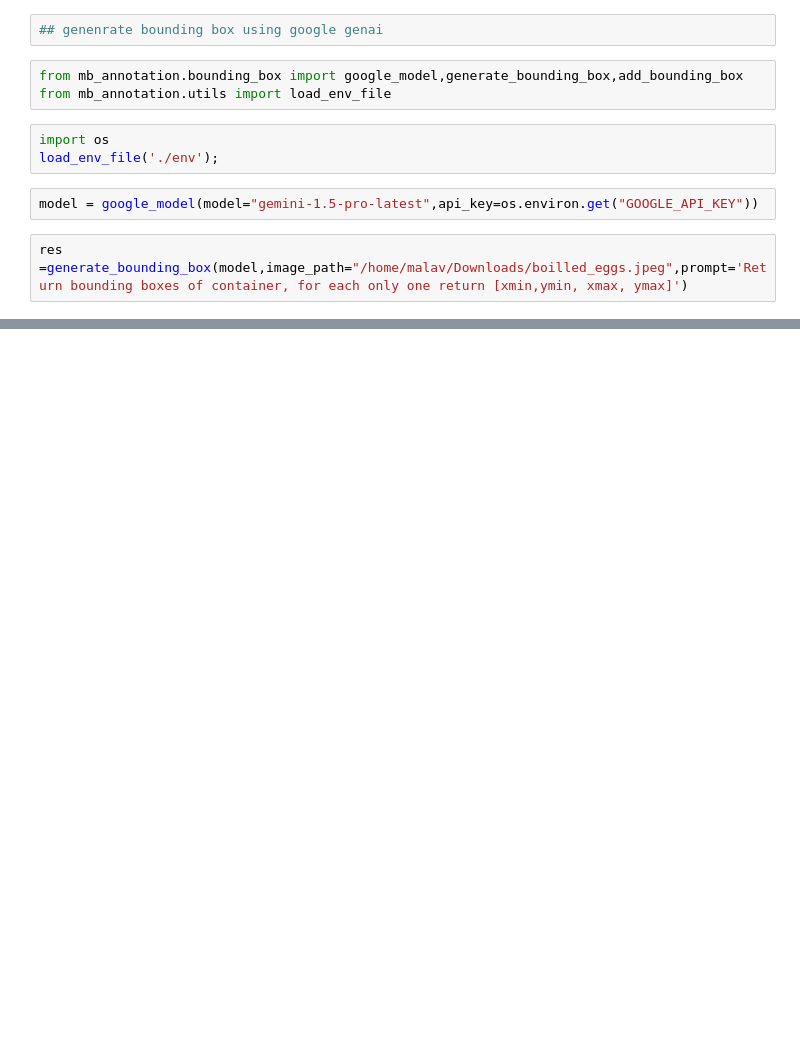
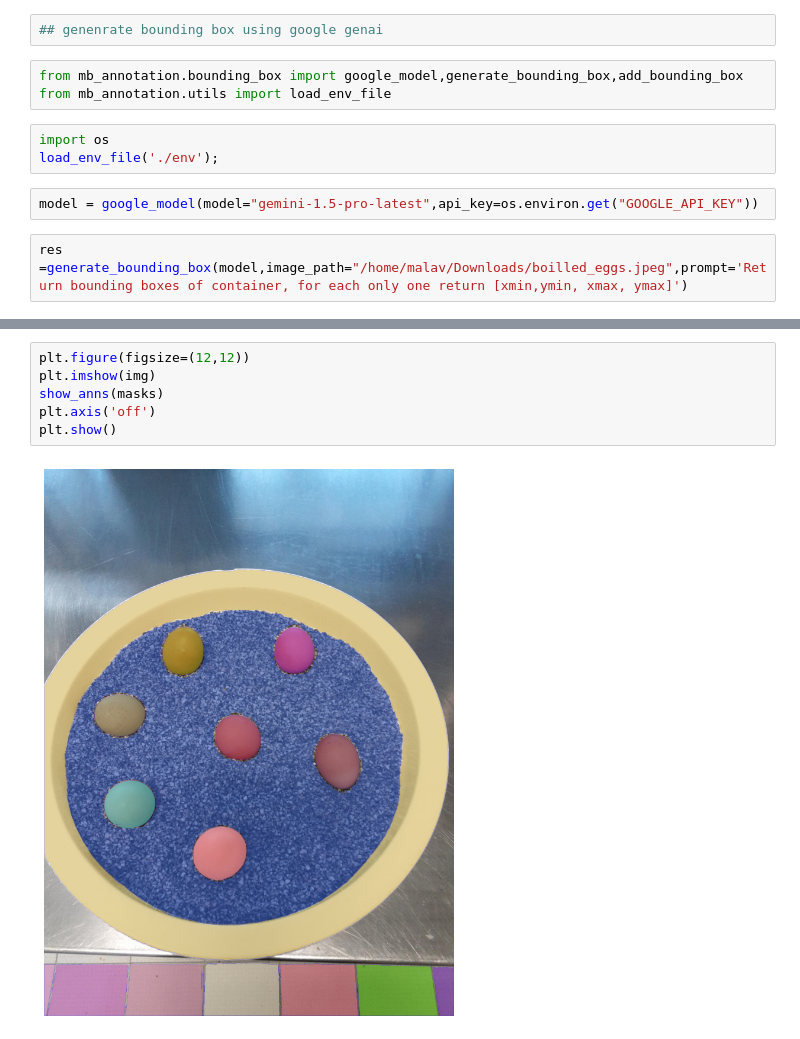
Before and after one commit to bigmb/mb_annotation, a Jupyter notebook: examples_boundingbox.ipynb, the cells around one changed output, grey strips where cells are left out. Drawn from its saved outputs; the diff is of its cells as text; blank space fills up the shorter version.

```diff
--- a/examples_boundingbox.ipynb
+++ b/examples_boundingbox.ipynb
@@ -30,0 +66,8 @@ plt.show()
+# %%
+plt.figure(figsize=(12,12))
+plt.imshow(img)
+show_anns(masks)
+plt.axis('off')
+plt.show()
+# %% [output]
+[figure, added]
```
Also changed, not shown: parts of 14 cells of this notebook, 5 other files.
